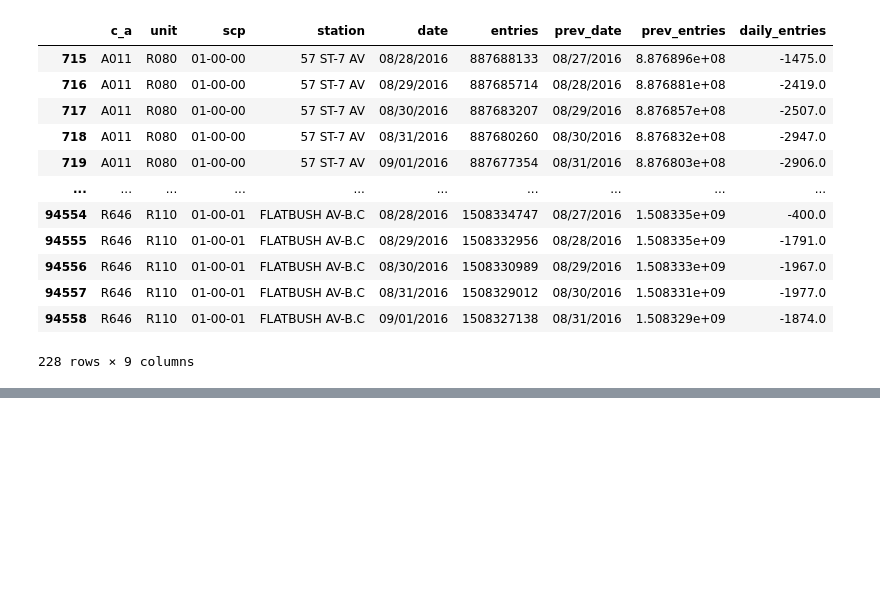
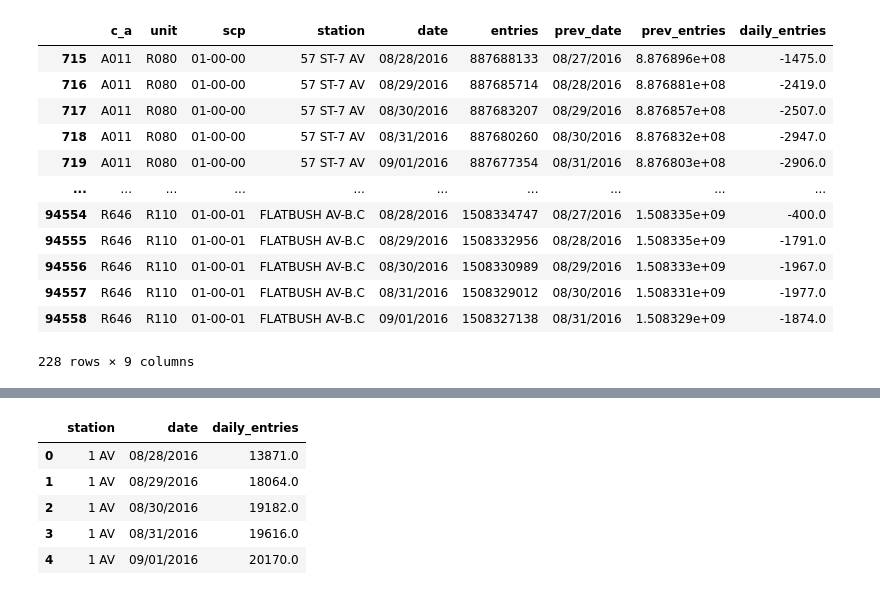
Before and after one commit to jayktee/metis, a Jupyter notebook: week2/mta_1.ipynb, the cells around one changed output, grey strips where cells are left out. Cells and saved outputs as stored; diff of their text form; code cells hidden in the pictures; blank space fills up the shorter version.

```diff
--- a/week2/mta_1.ipynb
+++ b/week2/mta_1.ipynb
@@ -250,0 +283,9 @@ The counter seems to be working in reverse, so we can just take the negative val
+# %%
+df_station_daily.head()
+# %% [output]
+|  | station | date | daily_entries |
+| 0 | 1 AV | 08/28/2016 | 13871.0 |
+| 1 | 1 AV | 08/29/2016 | 18064.0 |
+| 2 | 1 AV | 08/30/2016 | 19182.0 |
+| 3 | 1 AV | 08/31/2016 | 19616.0 |
+| 4 | 1 AV | 09/01/2016 | 20170.0 |
```
Also changed, not shown: parts of 18 cells of this notebook, 2 other files.
